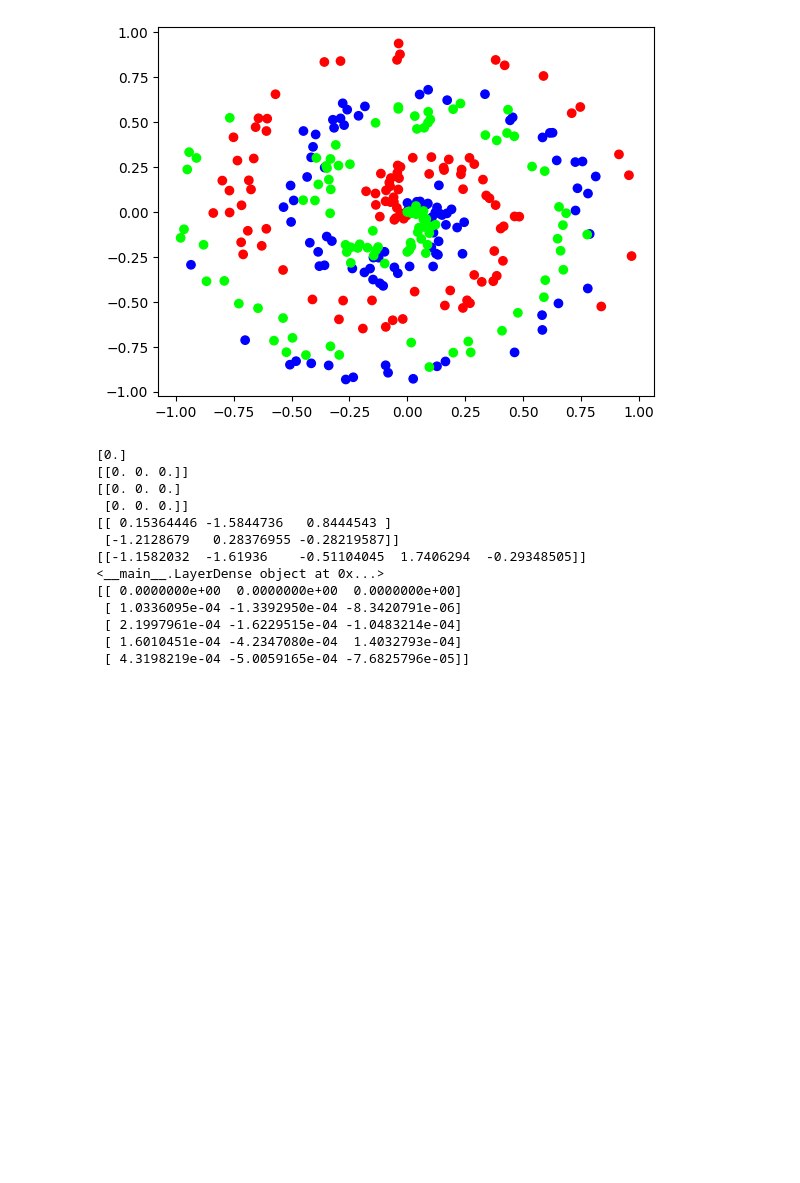
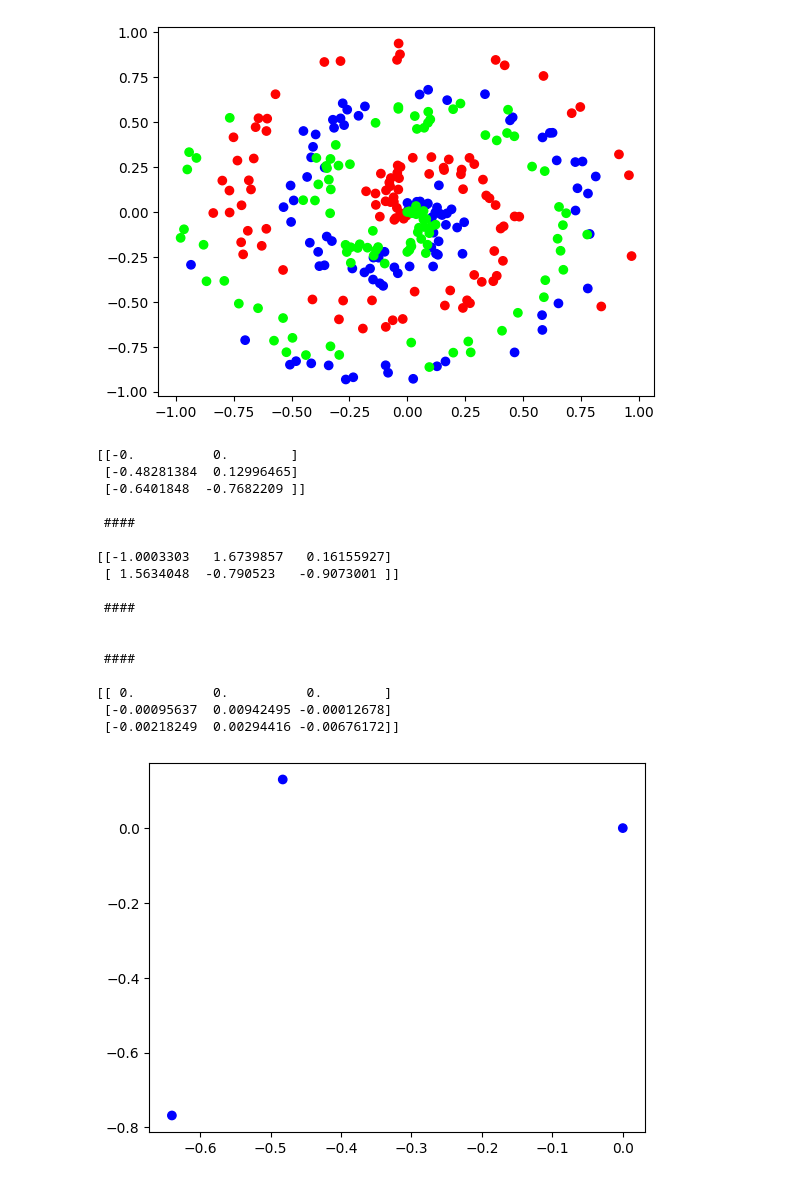
Before and after one commit to kaledoux/neural_networks_from_scratch, a Jupyter notebook: notebooks/chapter_3_adding_layers.ipynb, the cells around one changed output. Saved outputs shown, nothing was run; the diff lists cells and outputs as text; code cells hidden in the pictures; blank space fills up the shorter version.

Commit message:
chapter 3 re-review and dense layer

```diff
--- a/notebooks/chapter_3_adding_layers.ipynb
+++ b/notebooks/chapter_3_adding_layers.ipynb
@@ -123,41 +97,53 @@ plt.show()
 # %%
 # Dense Layer Class
 # A dense layer is a layer where each neuron is connected to every neuron in the previous layer.
 # forward pass - when we pass data through a model from beginning to end
 
 class LayerDense:
     def __init__(self, n_inputs, n_neurons):
         self.weights = 0.01 * np.random.randn(n_inputs, n_neurons)
         self.biases = np.zeros((1, n_neurons))
 
     def forward(self, inputs):
         self.output = np.dot(inputs, self.weights) + self.biases
 
 # experimenting to see what the np functions do:
-print(np.zeros(1))
-print(np.zeros((1,3)))
-print(np.zeros((2,3)))
+# print(np.zeros(1))
+# print(np.zeros((1,3)))
+# print(np.zeros((2,3)))
+
+
+X, y = spiral_data(samples=3, classes=1)
+plt.scatter(X[:, 0], X[:, 1], c=y, cmap='brg')
+# plt.show()
+print(X)
+print('\n #### \n')
 print(np.random.randn(2,3))
-print(np.random.randn(1,5))
-
-X, y = spiral_data(samples=100, classes=3)
+# print(np.random.randn(1,5))
+print('\n #### \n')
+# print(np.dot(X, np.random.randn(2,3)))
 dense1 = LayerDense(2,3)
-print(dense1)
+# print(dense1)
 
 dense1.forward(X)
-
+print('\n #### \n')
 print(dense1.output[:5])
 # %% [output]
-[0.]
-[[0. 0. 0.]]
-[[0. 0. 0.]
- [0. 0. 0.]]
-[[ 0.15364446 -1.5844736   0.8444543 ]
- [-1.2128679   0.28376955 -0.28219587]]
-[[-1.1582032  -1.61936    -0.51104045  1.7406294  -0.29348505]]
-<__main__.LayerDense object at 0x...>
-[[ 0.0000000e+00  0.0000000e+00  0.0000000e+00]
- [ 1.0336095e-04 -1.3392950e-04 -8.3420791e-06]
- [ 2.1997961e-04 -1.6229515e-04 -1.0483214e-04]
- [ 1.6010451e-04 -4.2347080e-04  1.4032793e-04]
- [ 4.3198219e-04 -5.0059165e-04 -7.6825796e-05]]
+[[-0.          0.        ]
+ [-0.48281384  0.12996465]
+ [-0.6401848  -0.7682209 ]]
+
+ ####
+
+[[-1.0003303   1.6739857   0.16155927]
+ [ 1.5634048  -0.790523   -0.9073001 ]]
+
+ ####
+
+
+ ####
+
+[[ 0.          0.          0.        ]
+ [-0.00095637  0.00942495 -0.00012678]
+ [-0.00218249  0.00294416 -0.00676172]]
+[figure, added]
```
Also changed, not shown: parts of 3 cells of this notebook, 1 other file.
